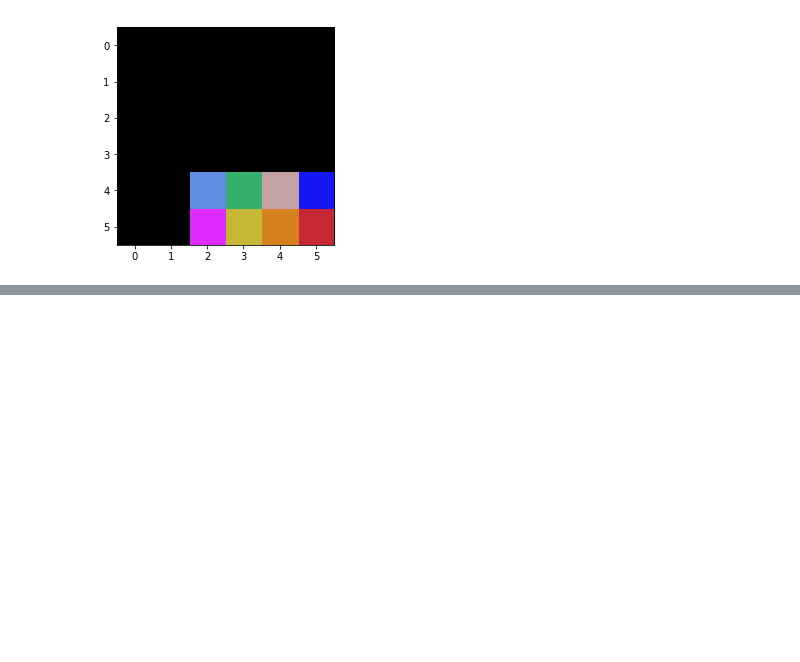
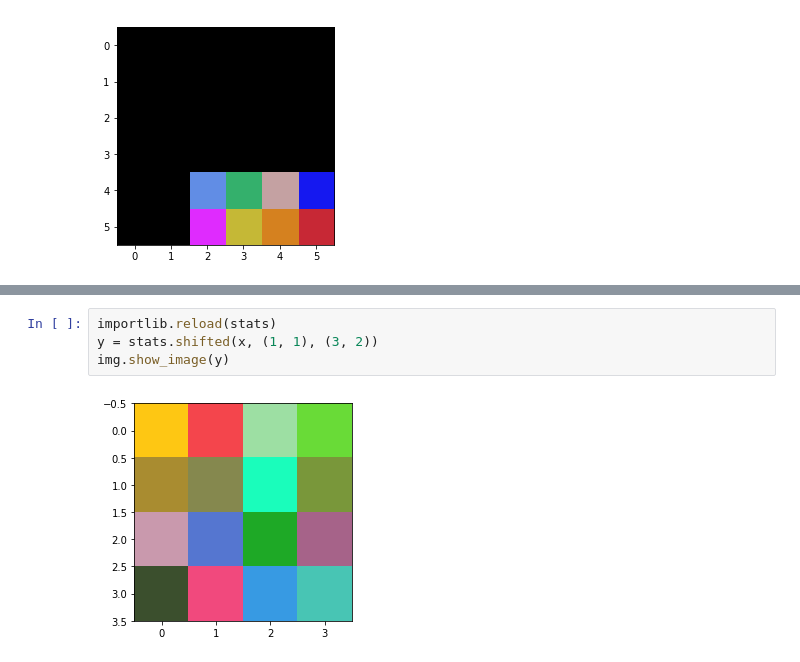
Before and after one commit to Lewington-pitsos/neural_synthesis, a Jupyter notebook: pad.ipynb, the cells around one changed output, grey strips where cells are left out. Cells and saved outputs as stored; diff of their text form; blank space fills up the shorter version.

```diff
--- a/pad.ipynb
+++ b/pad.ipynb
@@ -46,0 +59,6 @@ for i in z:
+# %%
+importlib.reload(stats)
+y = stats.shifted(x, (1, 1), (3, 2))
+img.show_image(y)
+# %% [output]
+[figure, added]
```
Also changed, not shown: parts of 7 cells of this notebook, 2 other files.
